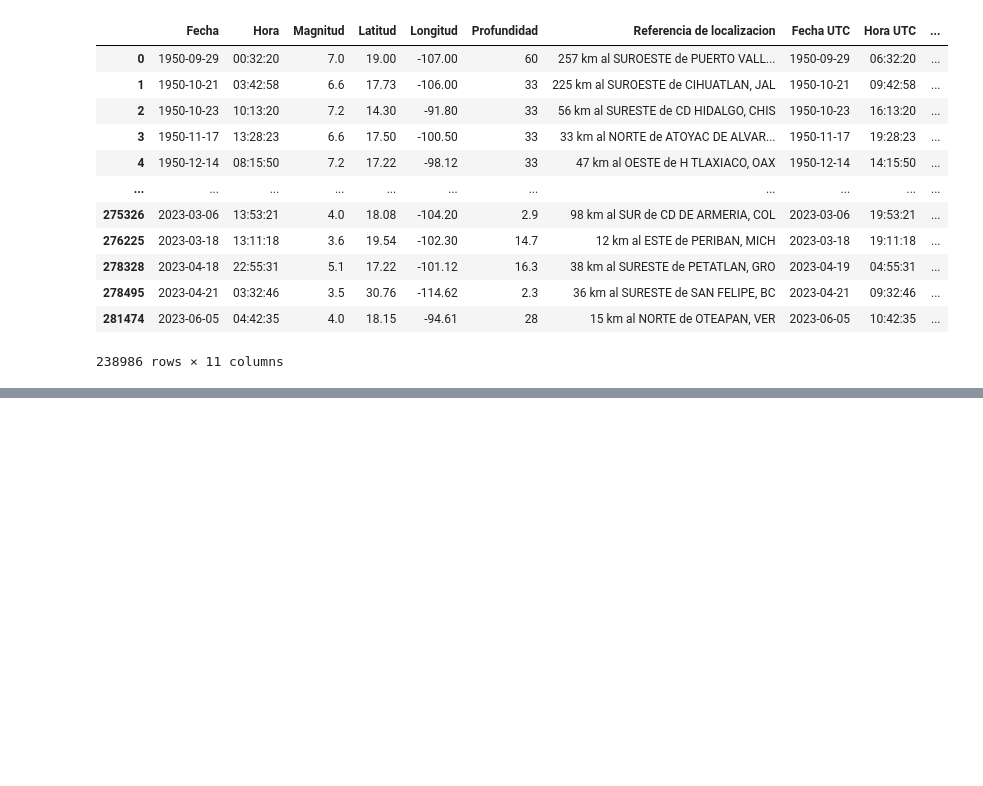
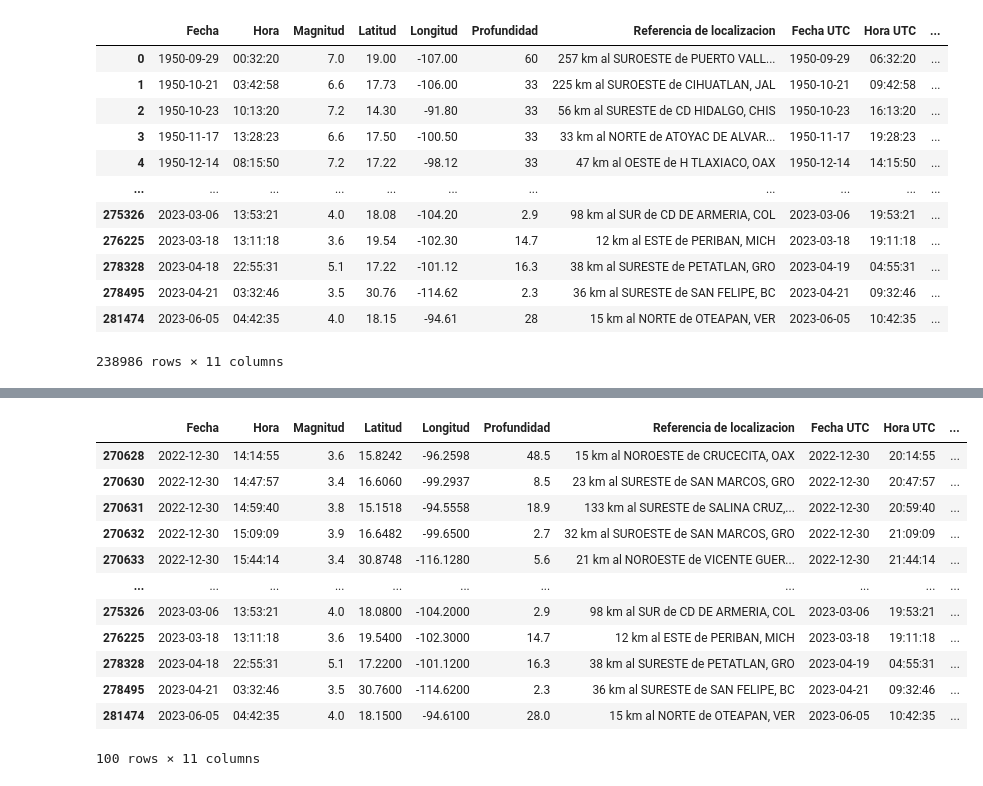
Before and after one commit to MonicaGonzalez30/CienciaDatosLasChicasSuperpoderosas, a Jupyter notebook: Proyectos/Unidad3/Temblores/Temblores.ipynb, the cells around one changed output, grey strips where cells are left out. Saved outputs shown, nothing was run; the diff lists cells and outputs as text; code cells hidden in the pictures; blank space fills up the shorter version.

```diff
--- a/Proyectos/Unidad3/Temblores/Temblores.ipynb
+++ b/Proyectos/Unidad3/Temblores/Temblores.ipynb
@@ -296,0 +396,2 @@ df_T.loc[(df_T['Fecha'] == datetime(1985, 9, 18))].head(50)
+# %%
+datos_completos = datos_completos[datos_completos['Profundidad'] != 'en revision']
@@ -296,0 +428,18 @@ df_T.loc[(df_T['Fecha'] == datetime(1985, 9, 18))].head(50)
+# %%
+# ¿Cuáles son los temblores más recientes registrados?
+
+datos_completos.tail(100)
+# %% [output]
+|  | Fecha | Hora | Magnitud | Latitud | Longitud | Profundidad | Referencia de localizacion | Fecha UTC | Hora UTC | ... |
+| 270628 | 2022-12-30 | 14:14:55 | 3.6 | 15.8242 | -96.2598 | 48.5 | 15 km al NOROESTE de CRUCECITA, OAX | 2022-12-30 | 20:14:55 | ... |
+| 270630 | 2022-12-30 | 14:47:57 | 3.4 | 16.6060 | -99.2937 | 8.5 | 23 km al SURESTE de SAN MARCOS, GRO | 2022-12-30 | 20:47:57 | ... |
+| 270631 | 2022-12-30 | 14:59:40 | 3.8 | 15.1518 | -94.5558 | 18.9 | 133 km al SURESTE de SALINA CRUZ,... | 2022-12-30 | 20:59:40 | ... |
+| 270632 | 2022-12-30 | 15:09:09 | 3.9 | 16.6482 | -99.6500 | 2.7 | 32 km al SUROESTE de SAN MARCOS, GRO | 2022-12-30 | 21:09:09 | ... |
+| 270633 | 2022-12-30 | 15:44:14 | 3.4 | 30.8748 | -116.1280 | 5.6 | 21 km al NOROESTE de VICENTE GUER... | 2022-12-30 | 21:44:14 | ... |
+| ... | ... | ... | ... | ... | ... | ... | ... | ... | ... | ... |
+| 275326 | 2023-03-06 | 13:53:21 | 4.0 | 18.0800 | -104.2000 | 2.9 | 98 km al SUR de CD DE ARMERIA, COL | 2023-03-06 | 19:53:21 | ... |
+| 276225 | 2023-03-18 | 13:11:18 | 3.6 | 19.5400 | -102.3000 | 14.7 | 12 km al ESTE de PERIBAN, MICH | 2023-03-18 | 19:11:18 | ... |
+| 278328 | 2023-04-18 | 22:55:31 | 5.1 | 17.2200 | -101.1200 | 16.3 | 38 km al SURESTE de PETATLAN, GRO | 2023-04-19 | 04:55:31 | ... |
+| 278495 | 2023-04-21 | 03:32:46 | 3.5 | 30.7600 | -114.6200 | 2.3 | 36 km al SURESTE de SAN FELIPE, BC | 2023-04-21 | 09:32:46 | ... |
+| 281474 | 2023-06-05 | 04:42:35 | 4.0 | 18.1500 | -94.6100 | 28.0 | 15 km al NORTE de OTEAPAN, VER | 2023-06-05 | 10:42:35 | ... |
+100 rows × 11 columns
```
Also changed, not shown: parts of 29 cells of this notebook, 2 other files.
